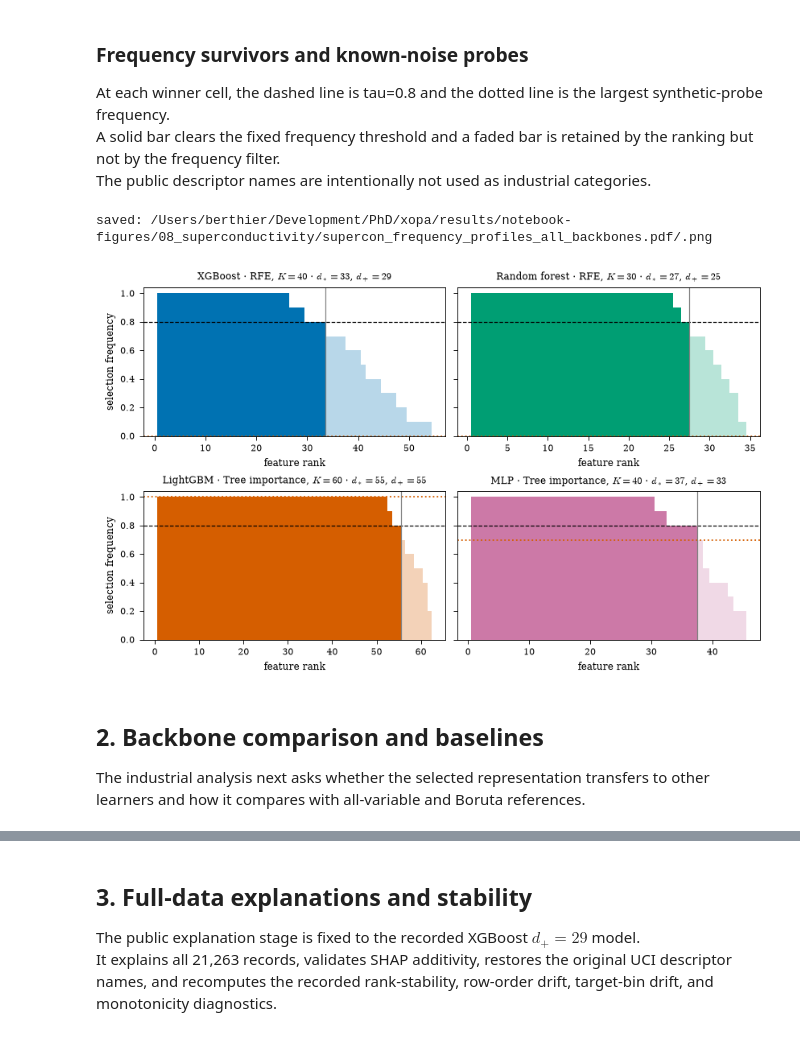
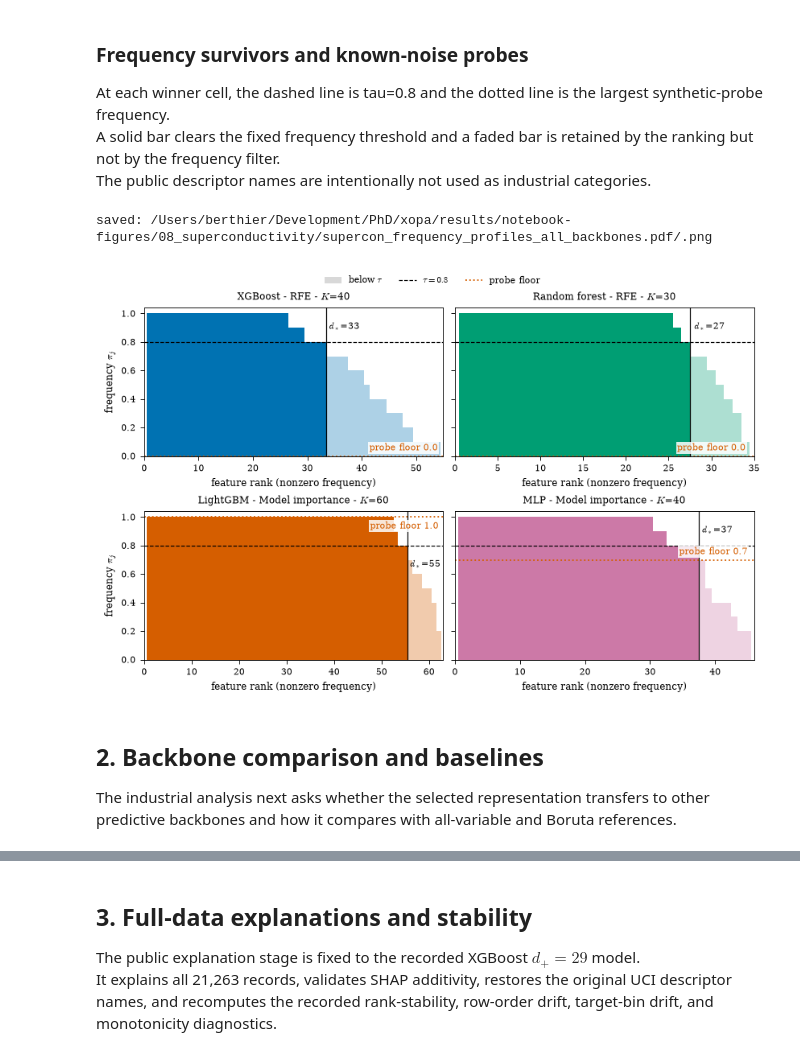
Before and after one commit to LouisTier/xopa, a Jupyter notebook: notebooks/08_superconductivity.ipynb, the cells around one changed output, grey strips where cells are left out. Saved outputs shown, nothing was run; the diff lists cells and outputs as text; code cells hidden in the pictures.

```diff
--- a/notebooks/08_superconductivity.ipynb
+++ b/notebooks/08_superconductivity.ipynb
@@ -57,7 +59,6 @@ from _shared import (
 )
 from _shared import run_dir as campaign_run_dir
 # %%
-OPERATOR_LABELS = {"rfe": "RFE", "mrmr": "mRMR", "lasso": "LASSO", "tree": "Tree importance"}
 SET_ORDER = ["all_features", "boruta_confirmed", "rffs_summary_d_plus", "rffs_summary_d_parsimonious"]
 
 
@@ -255,9 +256,9 @@ for ax, backbone in zip(axes.ravel(), BACKBONES, strict=True):
     ax.set_xticks(range(len(GRID)), GRID)
     ax.set_yticks(range(len(OPERATORS)), [OPERATOR_LABELS[o] for o in OPERATORS])
 for ax in axes[-1]:
-    ax.set_xlabel("selection size K")
-axes[0, 0].set_ylabel("ranking operator")
-axes[1, 0].set_ylabel("ranking operator")
+    ax.set_xlabel(f"selection size {N['K']}")
+axes[0, 0].set_ylabel(f"ranking operator {N['psi']}")
+axes[1, 0].set_ylabel(f"ranking operator {N['psi']}")
 fig.colorbar(im, ax=axes, label="validation MSE", shrink=0.82)
 savefig(fig, "supercon_grid_val_mse_all_backbones")
 plt.show()
@@ -294,11 +295,12 @@ for ax, backbone in zip(axes.ravel(), BACKBONES, strict=True):
     ax.axvline(summary["d_plus"], color="black", ls="--", lw=0.8)
     ax.axvline(summary["d_parsimonious"], color="gray", ls=":", lw=1.0)
     ax.set_title(
-        f"{BACKBONE_LABELS[backbone]} · survivors of {OPERATOR_LABELS[winner['operator']]}, $K={winner['K']}$ · "
-        f"$d_+={summary['d_plus']}$, $d_{{\mathrm{{pars}}}}={summary['d_parsimonious']}$"
+        f"{BACKBONE_LABELS[backbone]} "
+        f"({OPERATOR_LABELS[winner['operator']]}, {N['d_star']}={d_star})\n"
+        f"{N['d_plus']}={summary['d_plus']}, $d_{{\mathrm{{pars}}}}$={summary['d_parsimonious']}"
     )
-    ax.set_xlabel("accumulated features $k$")
-    ax.set_ylabel("validation MSE on $\mathcal{D}^{V}$")
+    ax.set_xlabel("number of top-ranked features")
+    ax.set_ylabel(f"validation MSE on {N['D_V']}")
 savefig(fig, "supercon_sfs_curves_all_backbones")
 plt.show()
 # %% [output]
@@ -313,39 +315,55 @@ The public descriptor names are intentionally not used as industrial categories.
 # %%
 fig, axes = plt.subplots(2, 2, figsize=(DOUBLE_COL, 4.6), sharey=True)
 tau_count = int(np.ceil(0.8 * Q))
 for ax, backbone in zip(axes.ravel(), BACKBONES, strict=True):
     summary = summaries[backbone]
     winner = summary["winner"]
     cell = freqs[backbone].query("operator == @winner['operator'] and K == @winner['K']")
     real = cell[~cell["is_probe"]].query("frequency > 0").sort_values("frequency", ascending=False).reset_index(drop=True)
     probes = cell[cell["is_probe"]]
     ranks = np.arange(1, len(real) + 1)
     survives = (real["count"] >= tau_count).to_numpy()
     ax.bar(ranks[survives], real.loc[survives, "frequency"], width=1.0, color=BACKBONE_COLORS[backbone], lw=0)
-    ax.bar(ranks[~survives], real.loc[~survives, "frequency"], width=1.0, color=BACKBONE_COLORS[backbone], alpha=0.28, lw=0)
+    ax.bar(ranks[~survives], real.loc[~survives, "frequency"], width=1.0, color=BACKBONE_COLORS[backbone], alpha=0.32, lw=0)
     probe_floor = float(probes["frequency"].max()) if len(probes) else 0.0
     ax.axhline(0.8, color="black", ls="--", lw=0.8)
     ax.axhline(probe_floor, color=PROBE_COLOR, ls=":", lw=1.2)
     d_star = int(survives.sum())
-    d_plus = int(summary["d_plus"])
-    ax.axvline(d_star + 0.5, color="gray", lw=0.8)
+    ax.axvline(d_star + 0.5, color="black", lw=0.8)
+    n_features = len(real)
+    if probe_floor > 0.9:
+        floor_y, floor_va, dstar_y = probe_floor - 0.03, "top", 0.70
+    else:
+        floor_y, floor_va, dstar_y = probe_floor + 0.025, "bottom", 0.94
+    ax.text(n_features, floor_y, f"probe floor {probe_floor:.1f}",
+            ha="right", va=floor_va, fontsize=7, color=PROBE_COLOR,
+            bbox={"facecolor": "white", "edgecolor": "none", "alpha": 0.85, "pad": 1.0})
+    ax.text(d_star + max(1.0, 0.012 * n_features), dstar_y,
+            f"{N['d_star']}={d_star}", ha="left", va="top", fontsize=7.5)
     ax.set_title(
-        f"{BACKBONE_LABELS[backbone]} · {OPERATOR_LABELS[winner['operator']]}, $K={winner['K']}$ · "
-        f"$d_*={d_star}$, $d_+={d_plus}$"
+        f"{BACKBONE_LABELS[backbone]} - {OPERATOR_LABELS[winner['operator']]} - "
+        f"{N['K']}={winner['K']}"
     )
-    ax.set_xlabel("feature rank")
+    ax.set_xlabel("feature rank (nonzero frequency)")
     ax.set_ylim(0, 1.04)
-axes[0, 0].set_ylabel("selection frequency")
-axes[1, 0].set_ylabel("selection frequency")
+    ax.set_xlim(0, n_features + 1)
+axes[0, 0].set_ylabel(f"frequency {N['pi_j']}")
+axes[1, 0].set_ylabel(f"frequency {N['pi_j']}")
+handles = [
+    plt.Rectangle((0, 0), 1, 1, fc="#888888", alpha=0.32, label="below " + N["tau"]),
+    Line2D([], [], color="black", ls="--", lw=0.8, label=r"$\tau=0.8$"),
+    Line2D([], [], color=PROBE_COLOR, ls=":", lw=1.2, label="probe floor"),
+]
+fig.legend(handles=handles, ncol=3, loc="upper center", bbox_to_anchor=(0.5, 1.05))
 savefig(fig, "supercon_frequency_profiles_all_backbones")
 plt.show()
 # %% [output]
 saved: /Users/berthier/Development/PhD/xopa/results/notebook-figures/08_superconductivity/supercon_frequency_profiles_all_backbones.pdf/.png
-[figure, old version]
+[figure, new version]
 # %% [markdown]
 ## 2. Backbone comparison and baselines
 
-The industrial analysis next asks whether the selected representation transfers to other learners and how it compares with all-variable and Boruta references.
+The industrial analysis next asks whether the selected representation transfers to other predictive backbones and how it compares with all-variable and Boruta references.
 # %%
 comparison = pd.read_csv(stage_dirs["comparison"] / "model_comparison.csv")
 baseline_dir = stage_dirs["baselines"]
```
Also changed, not shown: parts of 12 cells of this notebook, 6 other files.
